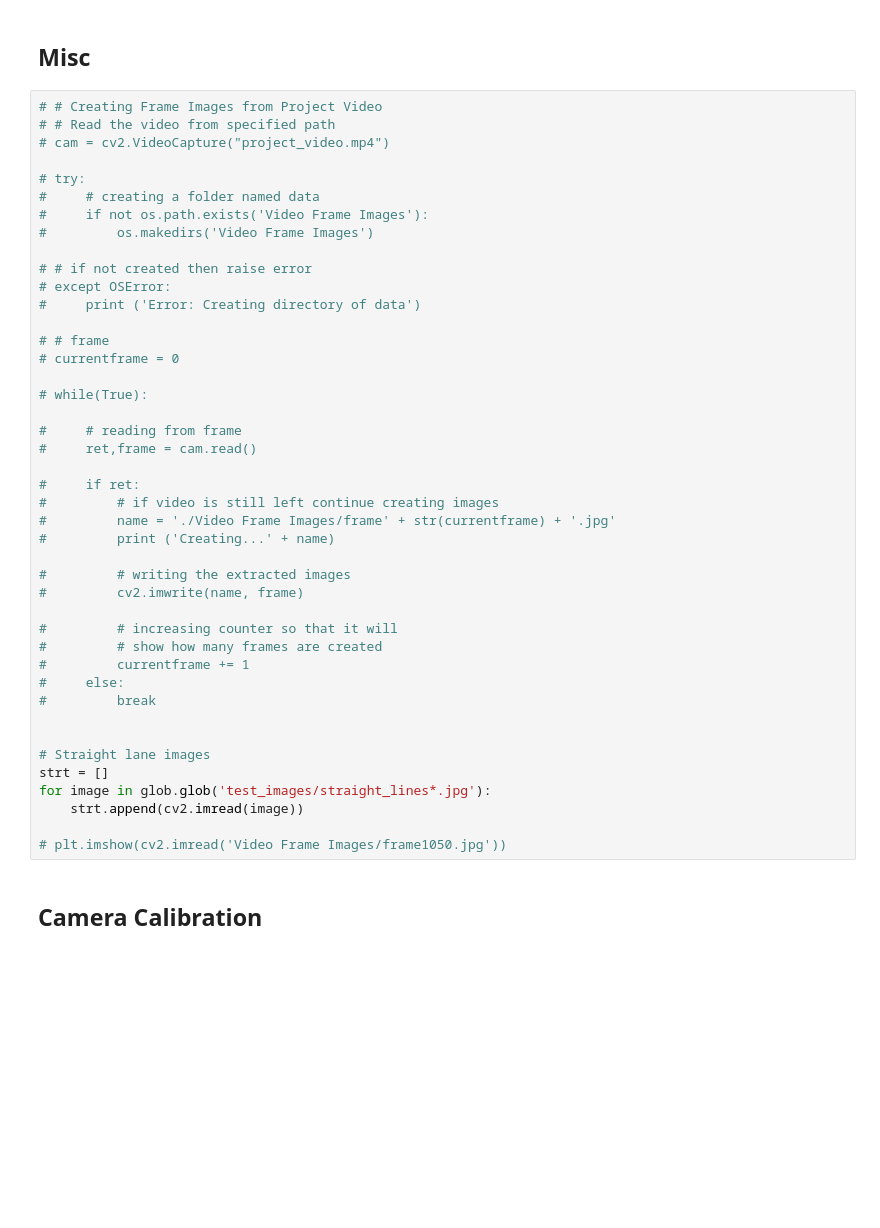
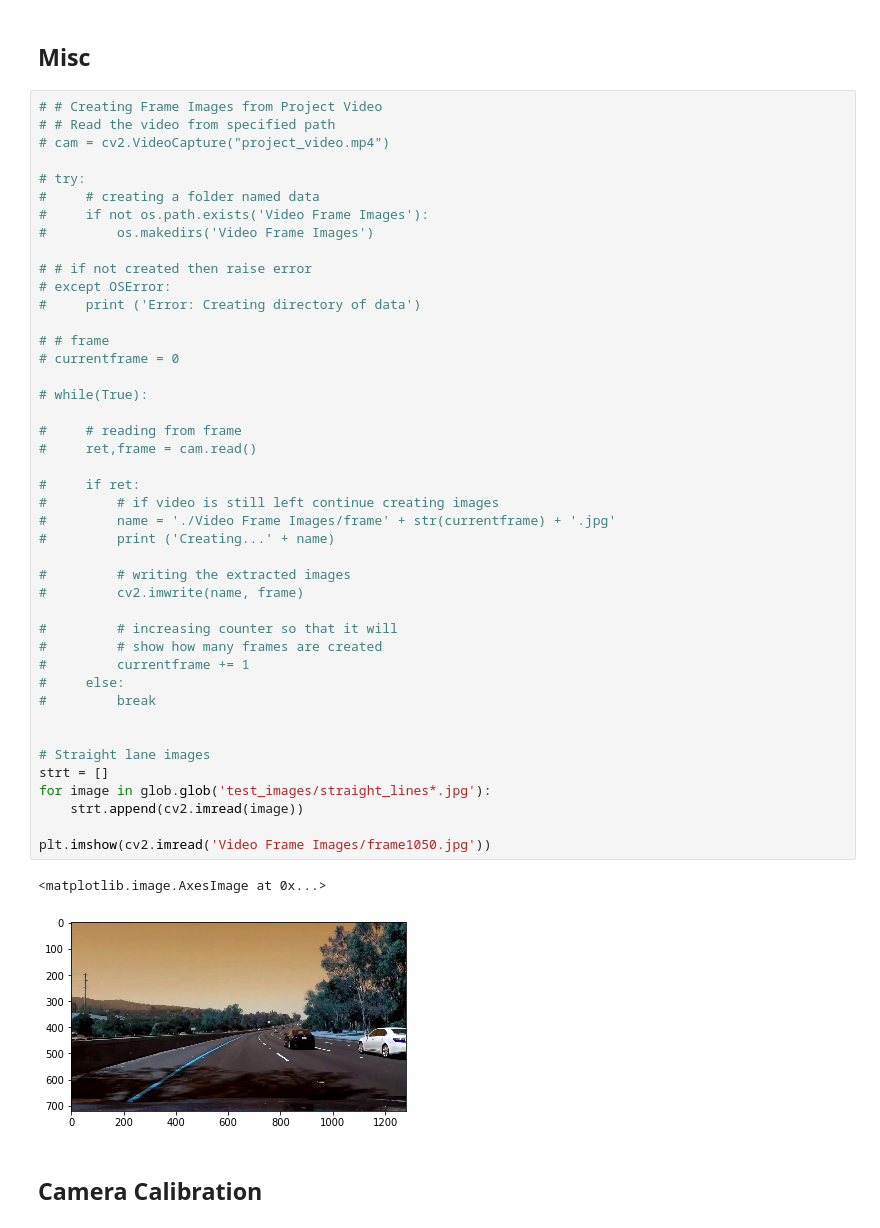
Before and after one commit to ram-charan-m/Advanced_Lane_Detection, a Jupyter notebook: P2_Advanced_Lane_Finding.ipynb, the cells around one changed output. Saved outputs shown, nothing was run; the diff lists cells and outputs as text; blank space fills up the shorter version.

```diff
--- a/P2_Advanced_Lane_Finding.ipynb
+++ b/P2_Advanced_Lane_Finding.ipynb
@@ -25,34 +25,37 @@ import os
 #     print ('Error: Creating directory of data')
 
 # # frame
 # currentframe = 0
 
 # while(True):
 
 #     # reading from frame
 #     ret,frame = cam.read()
 
 #     if ret:
 #         # if video is still left continue creating images
 #         name = './Video Frame Images/frame' + str(currentframe) + '.jpg'
 #         print ('Creating...' + name)
 
 #         # writing the extracted images
 #         cv2.imwrite(name, frame)
 
 #         # increasing counter so that it will
 #         # show how many frames are created
 #         currentframe += 1
 #     else:
 #         break
 
 
 # Straight lane images
 strt = []
 for image in glob.glob('test_images/straight_lines*.jpg'):
     strt.append(cv2.imread(image))
 
-# plt.imshow(cv2.imread('Video Frame Images/frame1050.jpg'))
+plt.imshow(cv2.imread('Video Frame Images/frame1050.jpg'))
+# %% [output]
+<matplotlib.image.AxesImage at 0x...>
+[figure, added]
 # %% [markdown]
 ## Camera Calibration
 # %%
```
Also changed, not shown: parts of 10 cells of this notebook, 2 other files.
